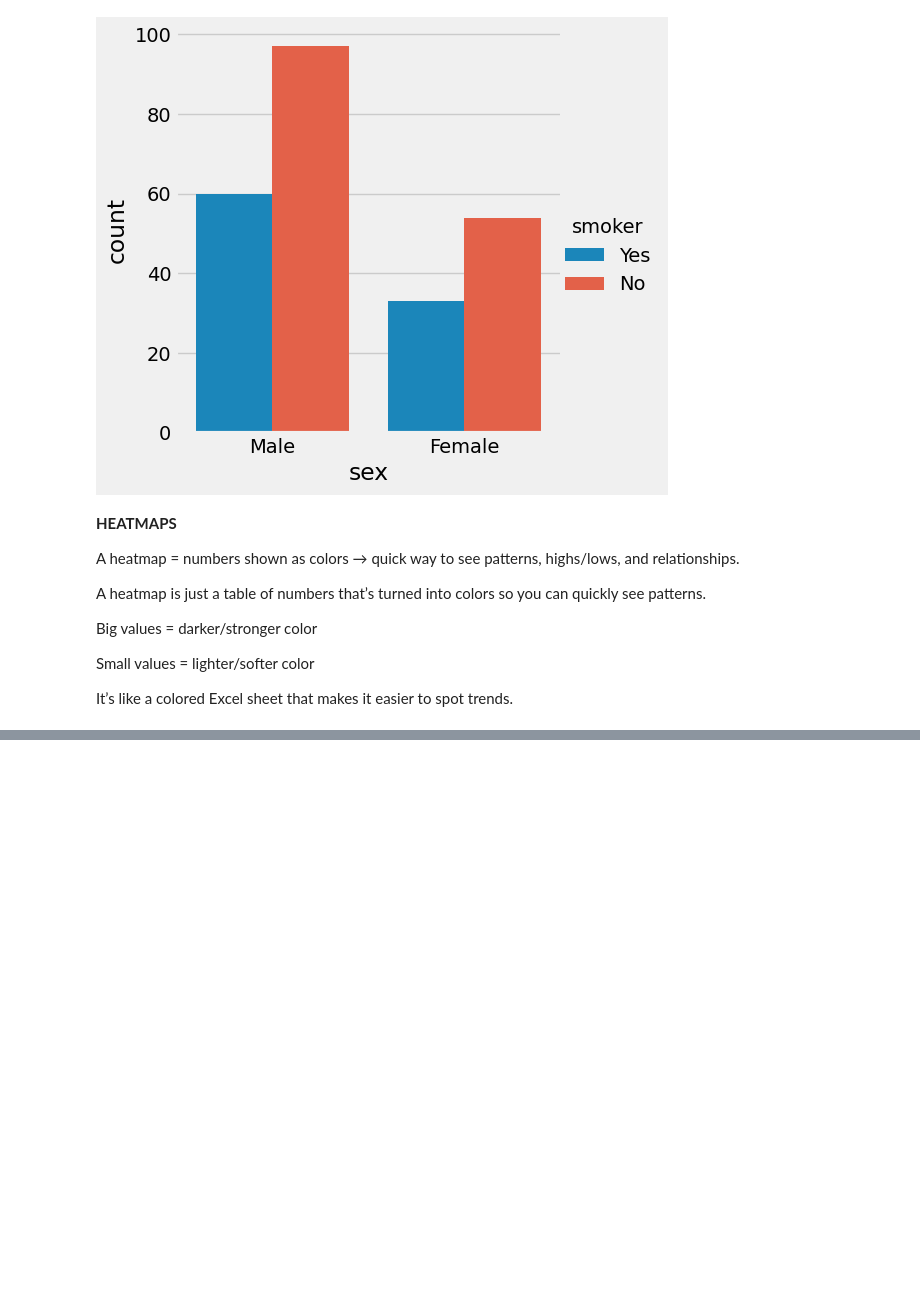
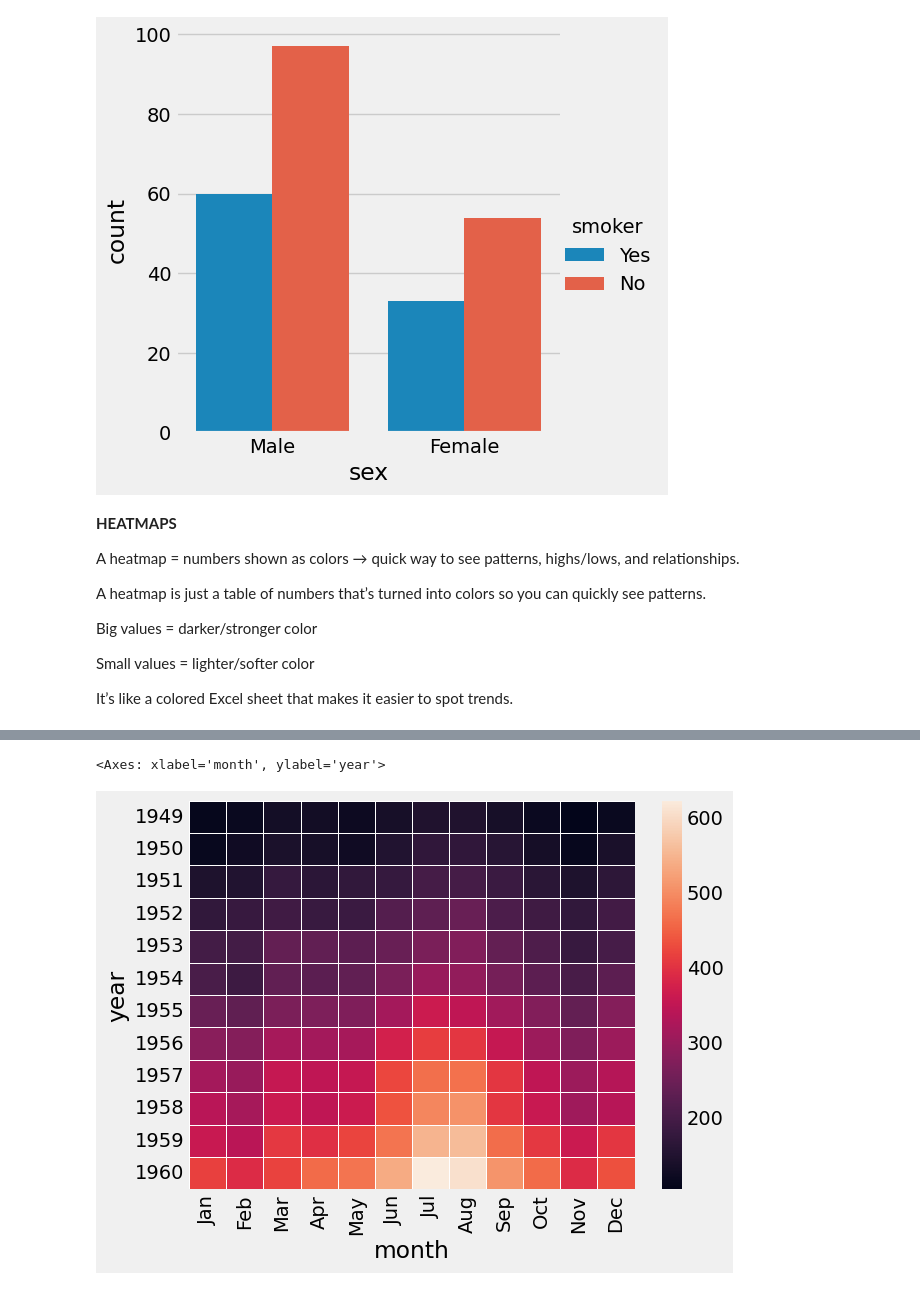
Before and after one commit to NehalLabib77/Machine_Learning, a Jupyter notebook: Seaborn/.ipynb, the cells around one changed output, grey strips where cells are left out. Saved outputs shown, nothing was run; the diff lists cells and outputs as text; code cells hidden in the pictures; blank space fills up the shorter version.

```diff
--- a/Seaborn/.ipynb
+++ b/Seaborn/.ipynb
@@ -224,0 +251,5 @@ It’s like a colored Excel sheet that makes it easier to spot trends.
+# %%
+sns.heatmap(x, linewidth = .5)
+# %% [output]
+<Axes: xlabel='month', ylabel='year'>
+[figure, added]
```
Also changed, not shown: parts of 32 cells of this notebook.
